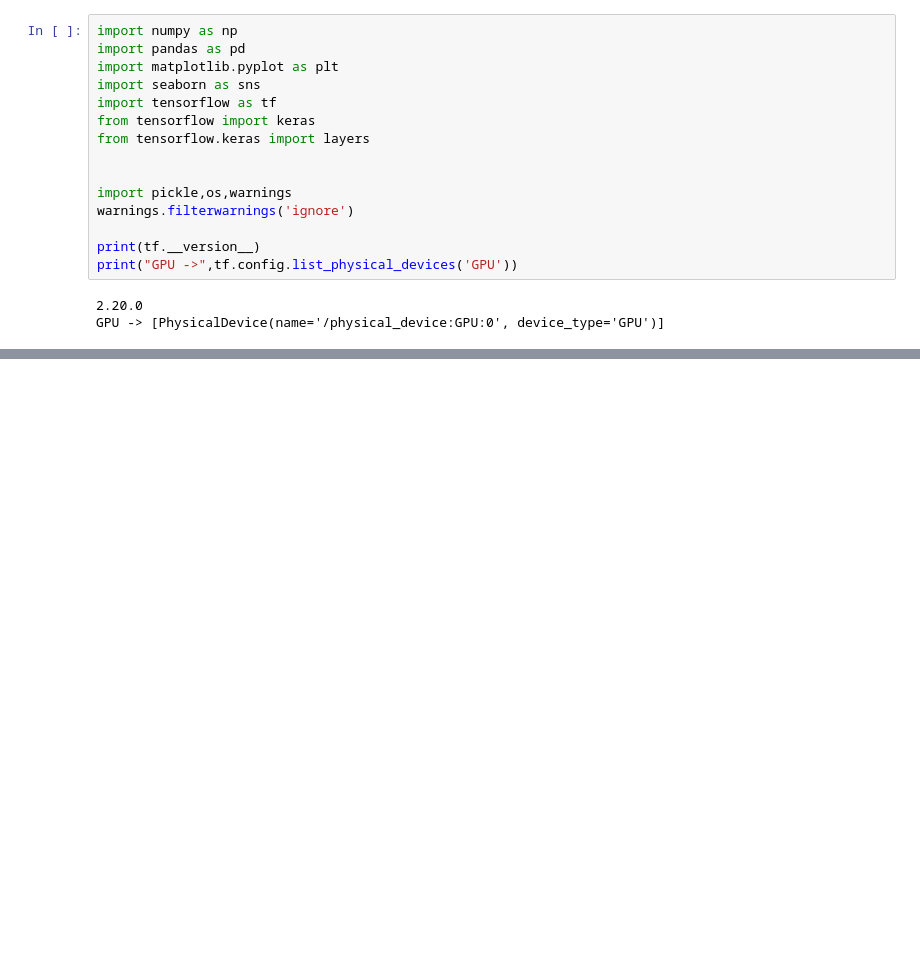
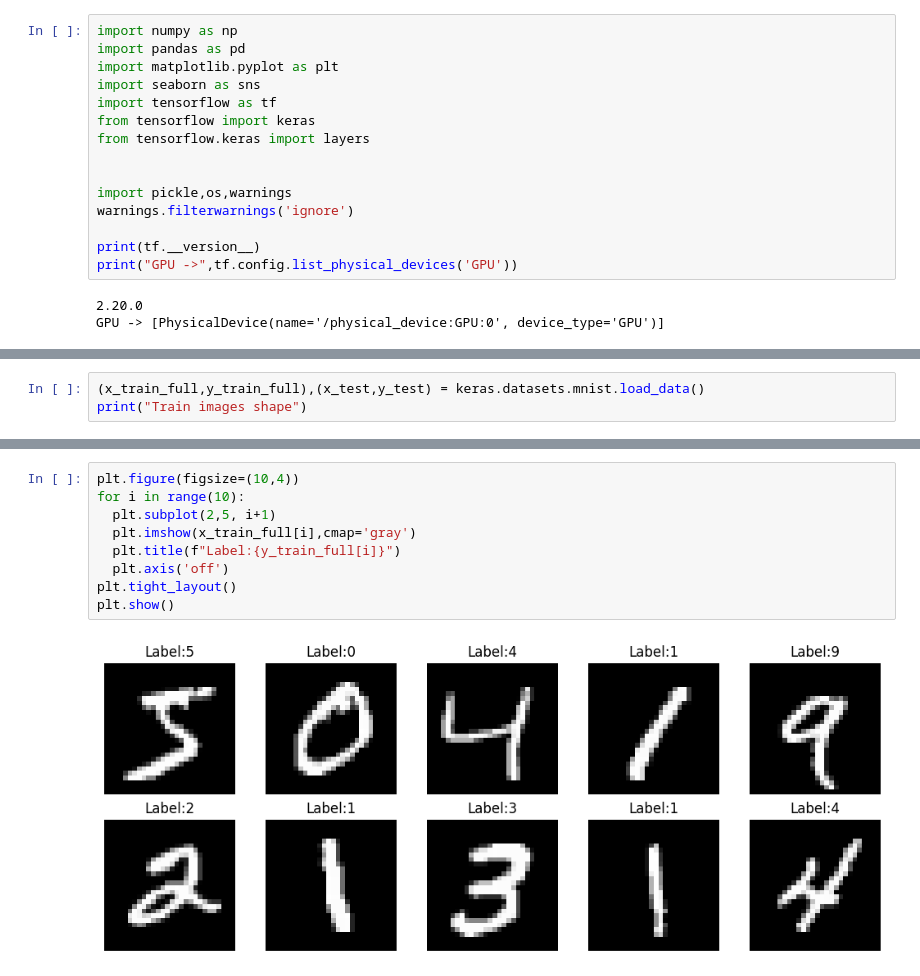
Before and after one commit to IoNiCx1/MNIST_numbers, a Jupyter notebook: ProjectMNIST.ipynb, the cells around one changed output, grey strips where cells are left out. Cells and saved outputs as stored; diff of their text form; blank space fills up the shorter version.

Commit message:
Data training

```diff
--- a/ProjectMNIST.ipynb
+++ b/ProjectMNIST.ipynb
@@ -22,0 +21,3 @@ print("Train images shape")
+# %%
+(x_train_full,y_train_full),(x_test,y_test) = keras.datasets.mnist.load_data()
+print("Train images shape")
@@ -22,0 +36,11 @@ print("Train images shape")
+# %%
+plt.figure(figsize=(10,4))
+for i in range(10):
+  plt.subplot(2,5, i+1)
+  plt.imshow(x_train_full[i],cmap='gray')
+  plt.title(f"Label:{y_train_full[i]}")
+  plt.axis('off')
+plt.tight_layout()
+plt.show()
+# %% [output]
+[figure, added]
```
Also changed, not shown: parts of 6 cells of this notebook.
